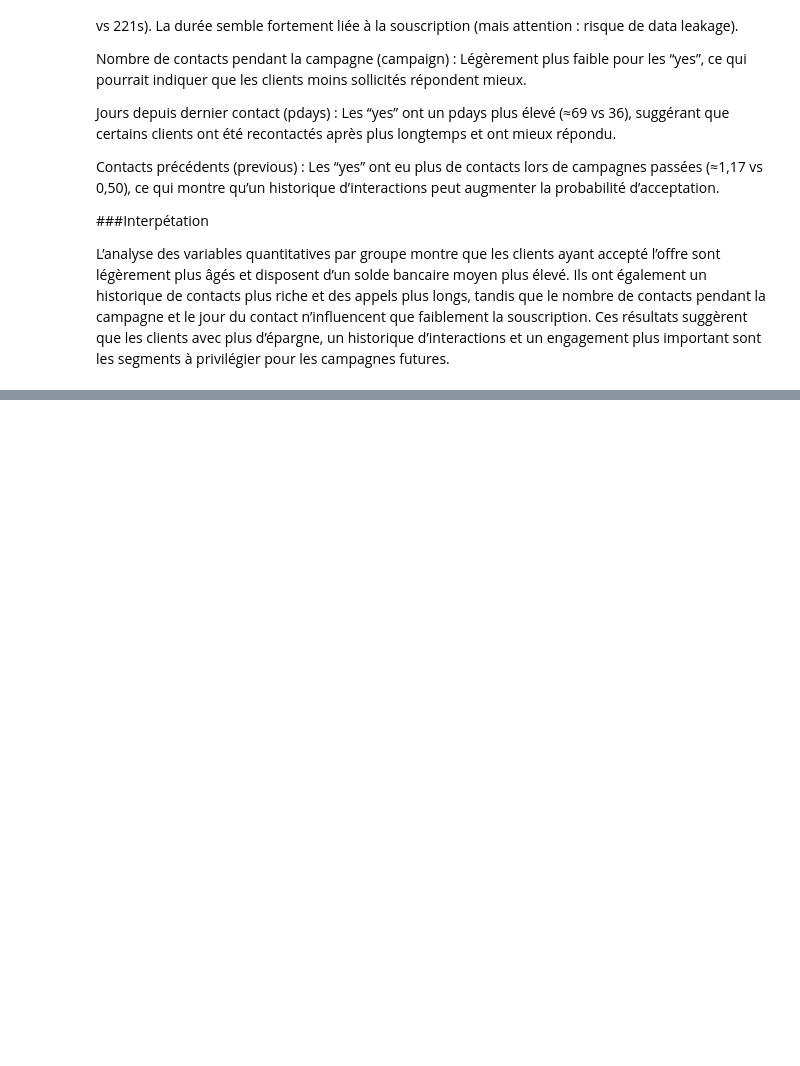
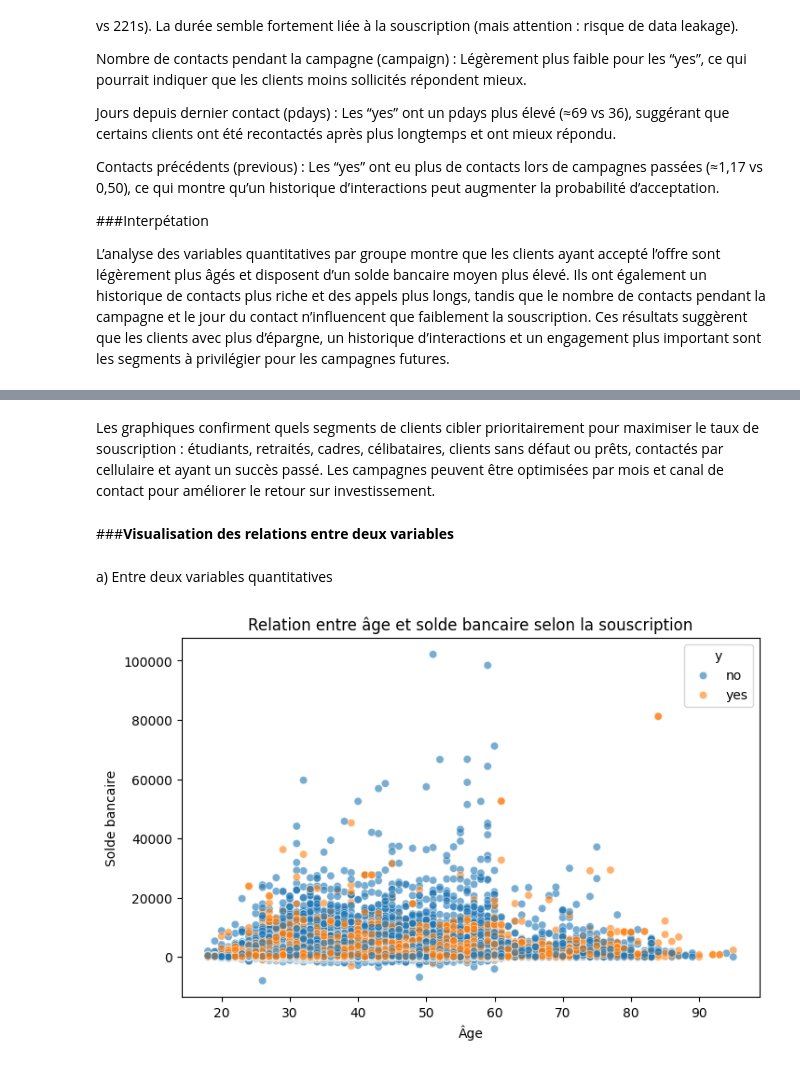
Before and after one commit to Priscillebk/Apprendre-SQL-pour-debutant-Tutoriel-SQL-complet, a Jupyter notebook: BANK_MARKETING.ipynb, the cells around one changed output, grey strips where cells are left out. Saved outputs shown, nothing was run; the diff lists cells and outputs as text; code cells hidden in the pictures; blank space fills up the shorter version.

```diff
--- a/BANK_MARKETING.ipynb
+++ b/BANK_MARKETING.ipynb
@@ -234,0 +424,18 @@ L’analyse des variables quantitatives par groupe montre que les clients ayant
+# %% [markdown]
+Les graphiques confirment quels segments de clients cibler prioritairement pour maximiser le taux de souscription : étudiants, retraités, cadres, célibataires, clients sans défaut ou prêts, contactés par cellulaire et ayant un succès passé. Les campagnes peuvent être optimisées par mois et canal de contact pour améliorer le retour sur investissement.
+# %% [markdown]
+###**Visualisation des relations entre deux variables**
+# %% [markdown]
+a) Entre deux variables quantitatives
+# %%
+import seaborn as sns
+import matplotlib.pyplot as plt
+
+plt.figure(figsize=(8,5))
+sns.scatterplot(x='age', y='balance', hue='y', data=df, alpha=0.6)
+plt.title('Relation entre âge et solde bancaire selon la souscription')
+plt.xlabel('Âge')
+plt.ylabel('Solde bancaire')
+plt.show()
+# %% [output]
+[figure, added]
```
Also changed, not shown: parts of 35 cells of this notebook.
